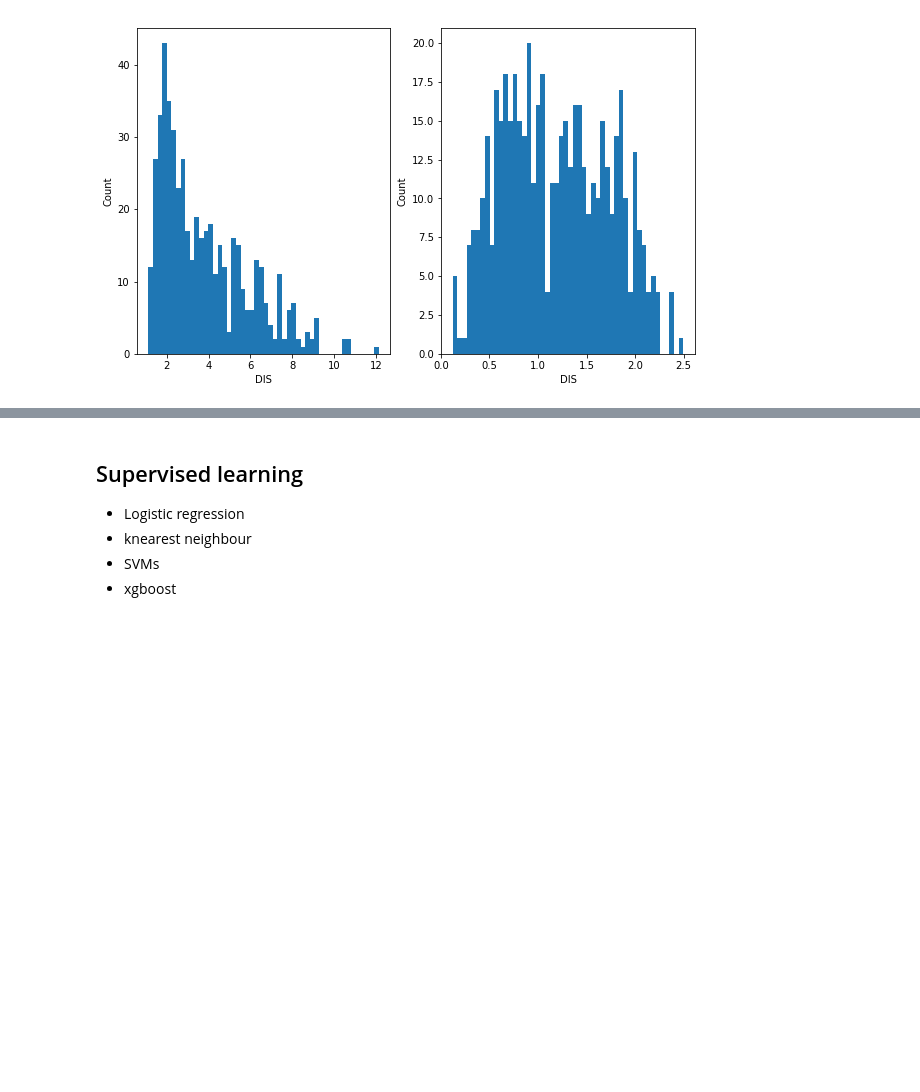
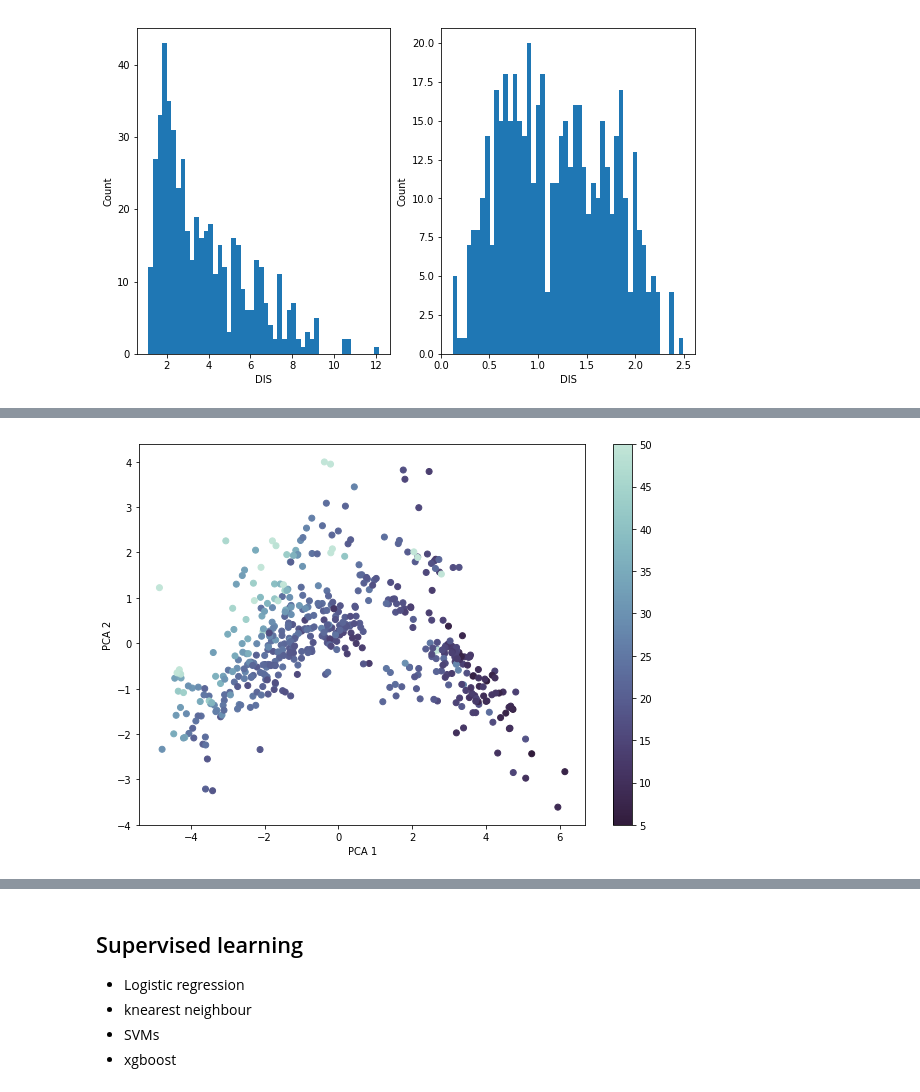
Before and after one commit to tjs23/python_ml_course, a Jupyter notebook: LMB_Python_Machine_Learning.ipynb, the cells around one changed output, grey strips where cells are left out. Saved outputs shown, nothing was run; the diff lists cells and outputs as text; code cells hidden in the pictures; blank space fills up the shorter version.

```diff
--- a/LMB_Python_Machine_Learning.ipynb
+++ b/LMB_Python_Machine_Learning.ipynb
@@ -735,0 +751,22 @@ In many cases, you may come across a dataset with missing feature/target values.
+# %%
+# PCA on standardised boston data
+
+from sklearn.decomposition import PCA
+from sklearn import preprocessing
+
+standard_scaler = preprocessing.StandardScaler()
+boston_data_scaled = standard_scaler.fit_transform(boston.data)
+
+boston_pca = PCA(n_components=2)
+boston_pca_tfm = boston_pca.fit_transform(boston_data_scaled)
+
+plt.figure(figsize=(10,7))
+plt.scatter(boston_pca_tfm[:, 0], boston_pca_tfm[:, 1], c=boston.target, cmap=sns.cubehelix_palette(2, start=0.5, rot=-0.5, as_cmap=True, reverse=True))
+
+plt.colorbar()
+plt.xlabel("PCA 1")
+plt.ylabel("PCA 2")
+
+plt.show()
+# %% [output]
+[figure, added]
```
Also changed, not shown: parts of 13 cells of this notebook, 1 other file.
